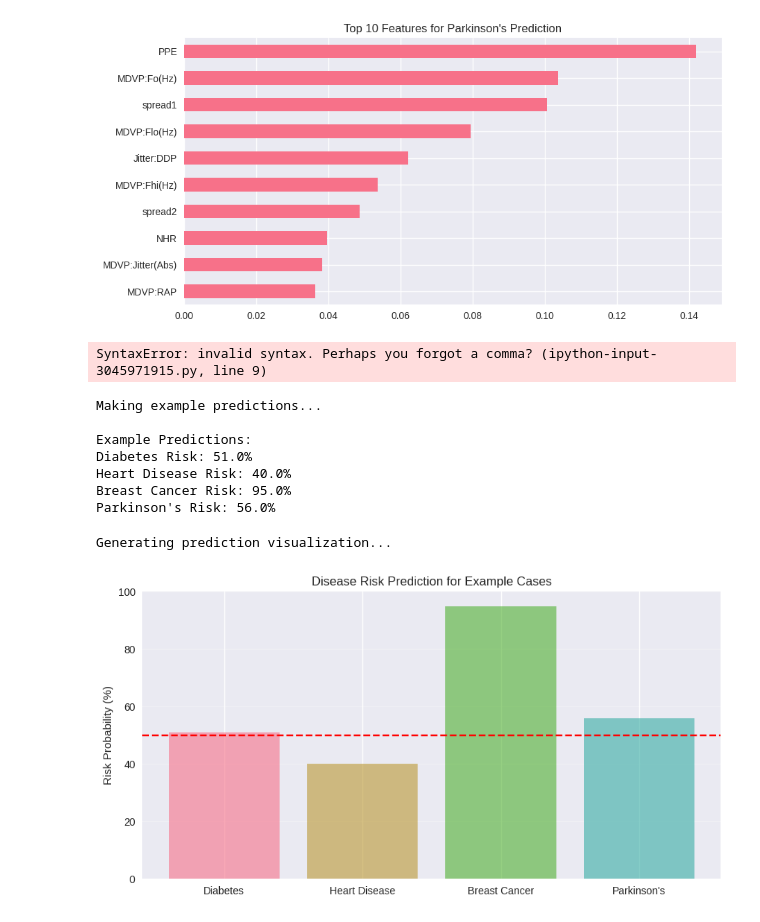
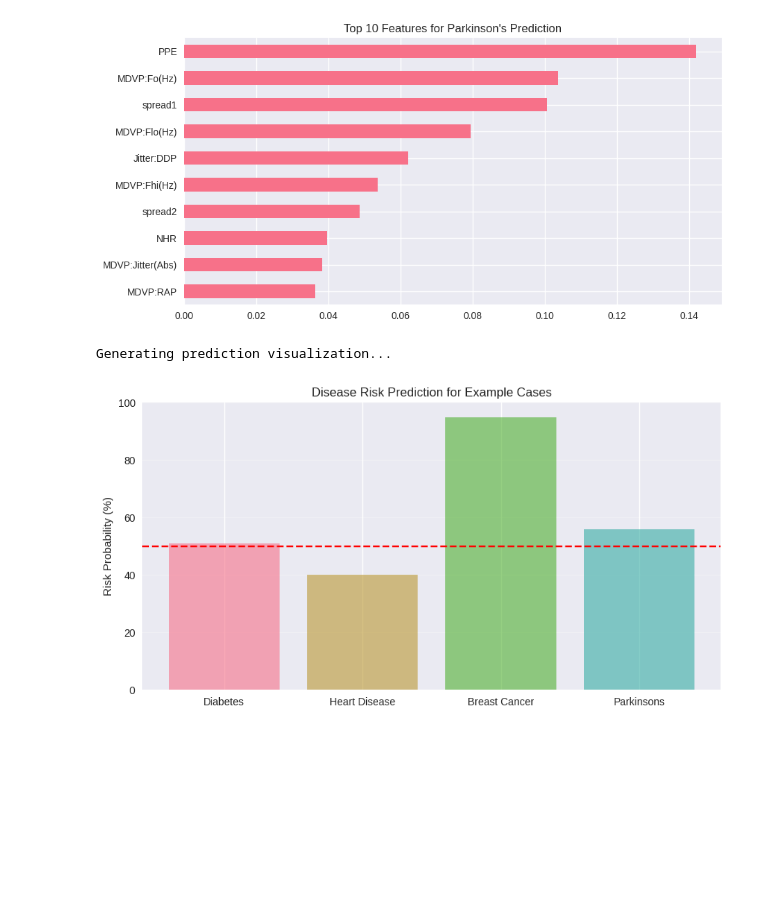
Before and after one commit to DarkSABBATH/AML_assignments, a Jupyter notebook: Medical_Diagnosiss_Predictor.ipynb, the cells around one changed output. Drawn from its saved outputs; the diff is of its cells as text; code cells hidden in the pictures; blank space fills up the shorter version.

```diff
--- a/Medical_Diagnosiss_Predictor.ipynb
+++ b/Medical_Diagnosiss_Predictor.ipynb
@@ -294,94 +294,29 @@ scalers_dict = {
 
 predictor = MedicalDiagnosisPredictor(models_dict, scalers_dict)
 # %%
-# 9. EXAMPLE USAGE
-print("\nMaking example predictions...")
-
-# Example data (adjust values as needed)
-# Ensure the number of features matches the training data for each disease
-diab_example = [6, 148, 72, 35, 125, 33.6, 0.627, 50]  # Pregnancies, Glucose, etc. - 8 features
-heart_example = [# 9. EXAMPLE USAGE (WITH VISUALIZATION)
-# ======================
+# 9. EXAMPLE USAGE (WITH VISUALIZATION)
 print("\nGenerating prediction visualization...")
 
 # Prepare example cases
 examples = {
     "Diabetes": diab_example,
     "Heart Disease": heart_example,
     "Breast Cancer": bc_example,
     "Parkinson's": park_example
 }
 
 # Create prediction probability plot
 plt.figure(figsize=(10,5))
 for disease, values in examples.items():
     proba = predictor.predict(disease.lower().replace(" ", "_"), values)
     plt.bar(disease, proba*100, alpha=0.6)
 
 plt.axhline(50, color='red', linestyle='--')
 plt.title('Disease Risk Prediction for Example Cases')
 plt.ylabel('Risk Probability (%)')
 plt.ylim(0,100)
 plt.grid(axis='y', alpha=0.3)
-plt.show()52, 1, 0, 125, 212, 0, 1, 168, 0, 1.0, 2, 2, 3]  # Kaggle format - 13 features
-bc_example = [17.99, 10.38, 122.8, 1001, 0.1184, 0.2776, 0.3001, 0.1471, 0.2419, 0.07871, 1.095, 0.9053, 8.589, 153.4, 0.006399, 0.04904, 0.05373, 0.01587, 0.03003, 0.006193, 25.38, 17.33, 184.6, 2019, 0.1622, 0.6656, 0.7119, 0.2654, 0.4601, 0.1189] # 30 features
-park_example = [119.992, 157.302, 74.997, 0.00784, 0.00007, 0.0037, 0.00554, 0.01109, 0.04374, 0.426, 0.02182, 0.0313, 0.02971, 0.06545, 0.02211, 21.033, 0.414783, 0.815285, -4.813031, 0.266482, 2.301442, 0.284654] # 22 features
-
-print("\nExample Predictions:")
-print(f"Diabetes Risk: {predictor.predict('diabetes', diab_example):.1%}")
-print(f"Heart Disease Risk: {predictor.predict('heart_disease', heart_example):.1%}")
-print(f"Breast Cancer Risk: {predictor.predict('breast_cancer', bc_example):.1%}")
-print(f"Parkinson's Risk: {predictor.predict('parkinsons', park_example):.1%}")
+plt.show()
 # %% [output]
-SyntaxError: invalid syntax. Perhaps you forgot a comma? (ipython-input-3045971915.py, line 9)
+Generating prediction visualization...
+[figure, added]
-# %%
-# 9. EXAMPLE USAGE
-print("\nMaking example predictions...")
-
-# Example data (adjust values as needed)
-# Ensure the number of features matches the training data for each disease
-diab_example = [6, 148, 72, 35, 125, 33.6, 0.627, 50]  # Pregnancies, Glucose, etc. - 8 features
-heart_example = [52, 1, 0, 125, 212, 0, 1, 168, 0, 1.0, 2, 2, 3]  # Kaggle format - 13 features
-bc_example = [17.99, 10.38, 122.8, 1001, 0.1184, 0.2776, 0.3001, 0.1471, 0.2419, 0.07871, 1.095, 0.9053, 8.589, 153.4, 0.006399, 0.04904, 0.05373, 0.01587, 0.03003, 0.006193, 25.38, 17.33, 184.6, 2019, 0.1622, 0.6656, 0.7119, 0.2654, 0.4601, 0.1189] # 30 features
-park_example = [119.992, 157.302, 74.997, 0.00784, 0.00007, 0.0037, 0.00554, 0.01109, 0.04374, 0.426, 0.02182, 0.0313, 0.02971, 0.06545, 0.02211, 21.033, 0.414783, 0.815285, -4.813031, 0.266482, 2.301442, 0.284654] # 22 features
-
-print("\nExample Predictions:")
-print(f"Diabetes Risk: {predictor.predict('diabetes', diab_example):.1%}")
-print(f"Heart Disease Risk: {predictor.predict('heart_disease', heart_example):.1%}")
-print(f"Breast Cancer Risk: {predictor.predict('breast_cancer', bc_example):.1%}")
-print(f"Parkinson's Risk: {predictor.predict('parkinsons', park_example):.1%}")
-# %% [output]
-Making example predictions...
-
-Example Predictions:
-Diabetes Risk: 51.0%
-Heart Disease Risk: 40.0%
-Breast Cancer Risk: 95.0%
-Parkinson's Risk: 56.0%
-# %%
-# 10. PREDICTION VISUALIZATION
-print("\nGenerating prediction visualization...")
-
-# Prepare example cases
-examples = {
-    "Diabetes": diab_example,
-    "Heart Disease": heart_example,
-    "Breast Cancer": bc_example,
-    "Parkinson's": park_example
-}
-
-# Create prediction probability plot
-plt.figure(figsize=(10,5))
-for disease, values in examples.items():
-    proba = predictor.predict(disease.lower().replace(" ", "_").replace("'", ""), values)
-    plt.bar(disease, proba*100, alpha=0.6)
-
-plt.axhline(50, color='red', linestyle='--')
-plt.title('Disease Risk Prediction for Example Cases')
-plt.ylabel('Risk Probability (%)')
-plt.ylim(0,100)
-plt.grid(axis='y', alpha=0.3)
-plt.show()
-# %% [output]
-Generating prediction visualization...
-[figure, removed]
```
